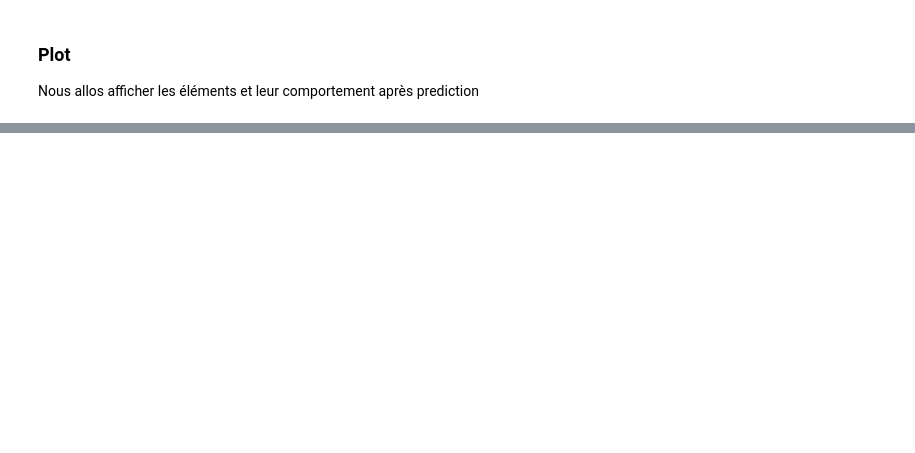
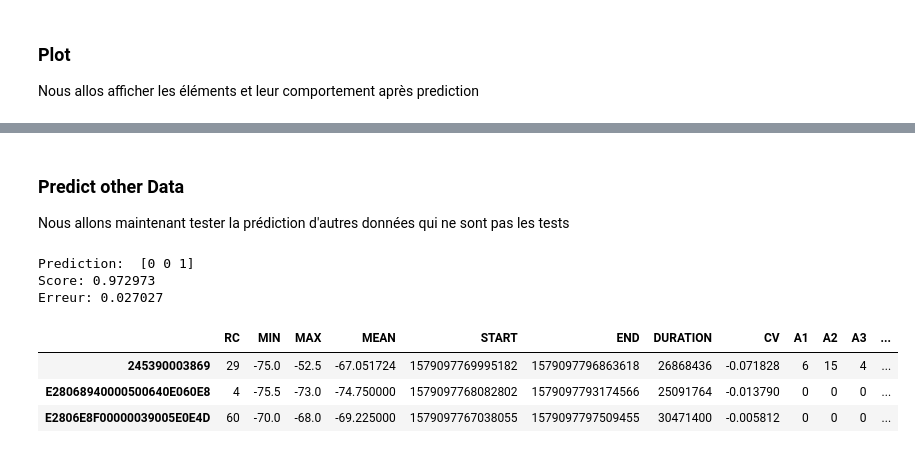
Before and after one commit to asmiou/ProjetPortiqueConnecte, a Jupyter notebook: 5-Classifier/knn.ipynb, the cells around one changed output, grey strips where cells are left out. Drawn from its saved outputs; the diff is of its cells as text; code cells hidden in the pictures; blank space fills up the shorter version.

```diff
--- a/5-Classifier/knn.ipynb
+++ b/5-Classifier/knn.ipynb
@@ -81,7 +88,10 @@ y_pred = classifier.predict(X_test)
 Pour évaluer un algorithme, la matrice de confusion, la précision, le rappel et le score f1 sont les mesures les plus couramment utilisées. Les méthodes confusion_matrixet classification_reportde sklearn.metricspeuvent être utilisées pour calculer ces métriques. Jetez un œil au script suivant:
 # %%
 from sklearn.metrics import classification_report, confusion_matrix
-print(confusion_matrix(y_test, y_pred))
-print(classification_report(y_test, y_pred))
-print('Score: %f' % classifier.score(X_test,y_test))
-print('Erreur: %f' % (1-classifier.score(X_test,y_test)))
+def showConfusionMatrix(ytest,ypred):
+    print(confusion_matrix(ytest, ypred))
+    print(classification_report(ytest, ypred))
+
+def showScore(knn, xtest, ytest):
+    print('Score: %f' % knn.score(xtest,ytest))
+    print('Erreur: %f' % (1-knn.score(xtest,ytest)))
@@ -134,0 +147,28 @@ plt.show()
+# %% [markdown]
+### Predict other Data
+Nous allons maintenant tester la prédiction d'autres données qui ne sont pas les tests
+# %%
+#LoadData
+path='../2-TransformedData/data1_2020-Jan-31-10_54_52.csv'
+#path='../2-TransformedData/data2_2020-Jan-31-10_55_51.csv'
+toPredict = pd.read_csv(path,names=["RC","MIN","MAX","MEAN","START","END","DURATION","CV","A1","A2","A3","A4"], sep=',')
+scaled_data = scaleData(toPredict)
+
+#prediction
+y_pred = knn.predict(scaled_data)
+toPredict['IS_FP']=y_pred
+
+print('Prediction: ',y_pred)
+
+#ShowScore
+showScore(knn, X_test,y_test)
+
+toPredict
+# %% [output]
+Prediction:  [0 0 1]
+Score: 0.972973
+Erreur: 0.027027
+|  | RC | MIN | MAX | MEAN | START | END | DURATION | CV | A1 | A2 | A3 | ... |
+| 245390003869 | 29 | -75.0 | -52.5 | -67.051724 | 1579097769995182 | 1579097796863618 | 26868436 | -0.071828 | 6 | 15 | 4 | ... |
+| E28068940000500640E060E8 | 4 | -75.5 | -73.0 | -74.750000 | 1579097768082802 | 1579097793174566 | 25091764 | -0.013790 | 0 | 0 | 0 | ... |
+| E2806E8F00000039005E0E4D | 60 | -70.0 | -68.0 | -69.225000 | 1579097767038055 | 1579097797509455 | 30471400 | -0.005812 | 0 | 0 | 0 | ... |
```
Also changed, not shown: parts of 10 cells of this notebook, 5 other files.
